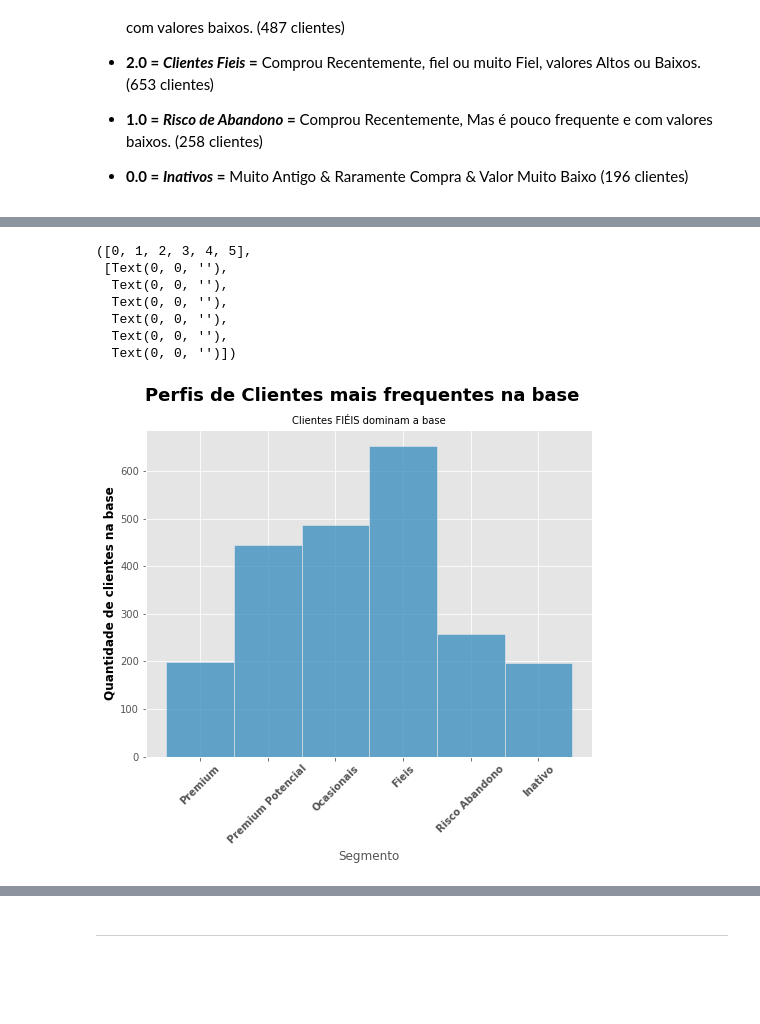
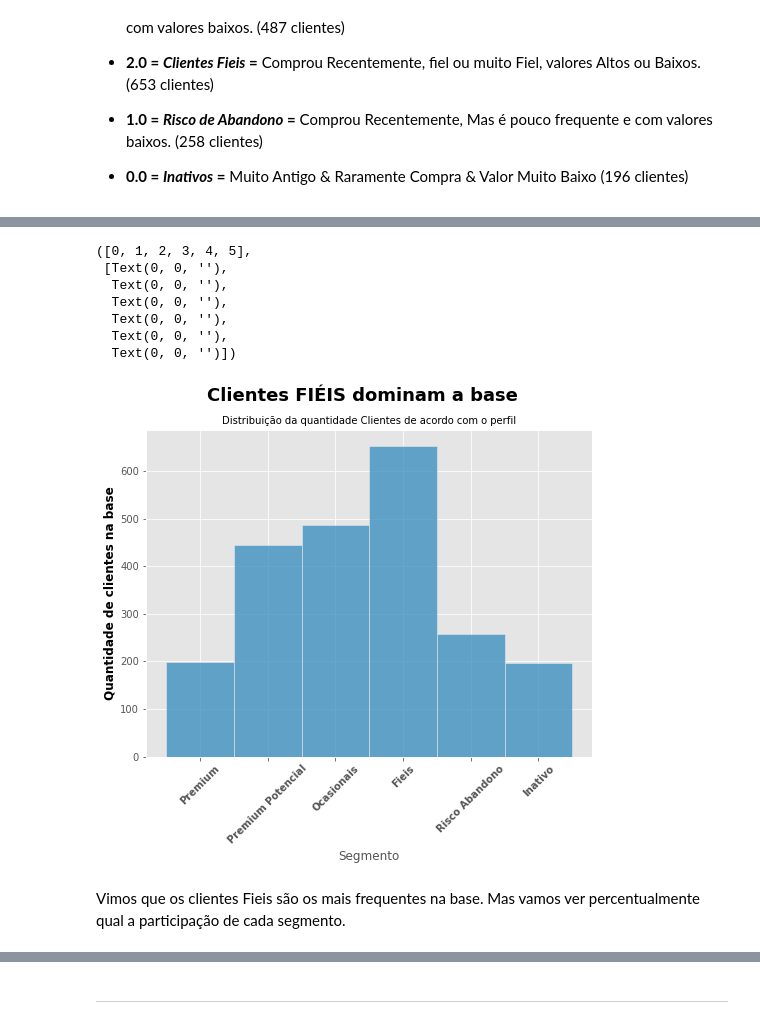
Before and after one commit to MarcioMot4/Maven-Marketing-Analysis-Custommer-Segmentation, a Jupyter notebook: Analise_Clientes_Maven_Marketing.ipynb, the cells around one changed output, grey strips where cells are left out. Drawn from its saved outputs; the diff is of its cells as text; code cells hidden in the pictures; blank space fills up the shorter version.

```diff
--- a/Analise_Clientes_Maven_Marketing.ipynb
+++ b/Analise_Clientes_Maven_Marketing.ipynb
@@ -567,10 +568,11 @@ Index(['ID', 'Year_Birth', 'Education', 'Marital_Status', 'Income', 'Kidhome',
        'AcceptedCmp2', 'Response', 'Complain', 'Country'],
       dtype='object')
 # %%
-# Corrigindo tipos de dados => [category]
-cols = ['AcceptedCmp3', 'AcceptedCmp4', 'AcceptedCmp5', 'AcceptedCmp1', 'AcceptedCmp2', 'Response', 'Complain']
+# Corrigindo tipos de dados => [Boolean]
+cols = ['AcceptedCmp3', 'AcceptedCmp4', 'AcceptedCmp5', 'AcceptedCmp1',
+       'AcceptedCmp2', 'Response', 'Complain']
 for col in cols:
-    base_1_clean[col] = base_1_clean[col].astype('category')
+    base_1_clean[col] = base_1_clean[col].astype('bool')
 
 # Corrigindo tipos de dados => [datetime]
 base_1_clean['Year_Birth'] = pd.to_datetime(base_1_clean['Year_Birth'], format = "%Y")
@@ -1669,17 +1685,19 @@ display(base_1_clean[['ID','Recencia','Frequencia','Total_Gasto', 'sc_R', 'at_R'
 # %%
 plt.figure(figsize=(8,6))
 plt.style.use('ggplot')
-plt.suptitle('Perfis de Clientes mais frequentes na base', weight = 'bold', color = 'black').set_fontsize(18)
-plt.title('Clientes FIÉIS dominam a base', color = 'black').set_fontsize(10)
+plt.suptitle('Clientes FIÉIS dominam a base', weight = 'bold', color = 'black').set_fontsize(18)
+plt.title('Distribuição da quantidade Clientes de acordo com o perfil', color = 'black').set_fontsize(10)
 sns.histplot(base_1_clean['Segmento'], kde=False)
 plt.ylabel('Quantidade de clientes na base', weight = 'bold', color = 'black')
 plt.xticks(rotation=45, weight = 'bold')
 # %% [output]
 ([0, 1, 2, 3, 4, 5],
  [Text(0, 0, ''),
   Text(0, 0, ''),
   Text(0, 0, ''),
   Text(0, 0, ''),
   Text(0, 0, ''),
   Text(0, 0, '')])
-[figure, old version]
+[figure, new version]
+# %% [markdown]
+Vimos que os clientes Fieis são os mais frequentes na base. Mas vamos ver percentualmente qual a participação de cada segmento.
```
Also changed, not shown: parts of 37 cells of this notebook.
